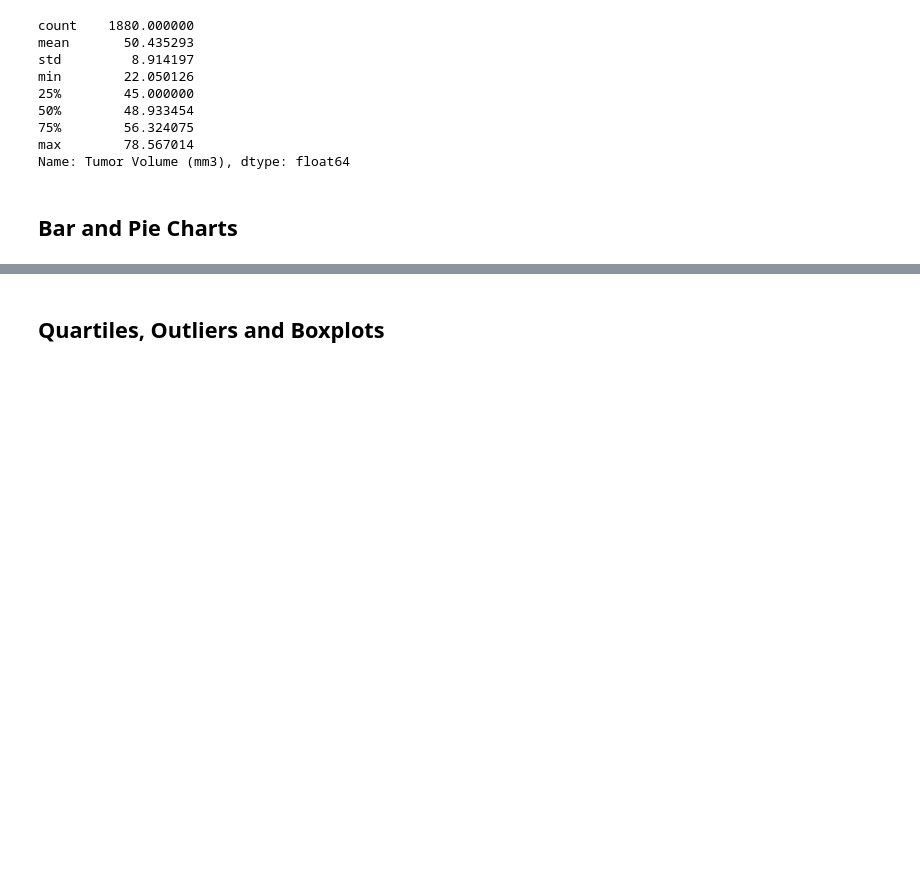
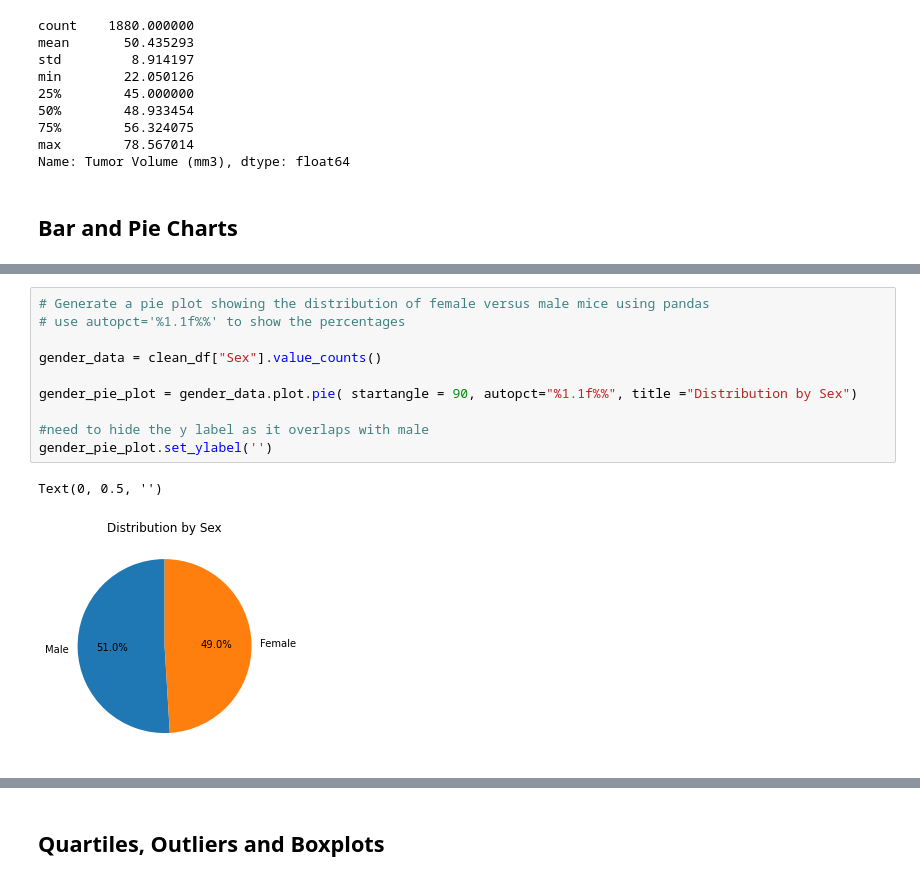
Before and after one commit to kndrsh/Mathplotlib-Challenge, a Jupyter notebook: Pymaceuticals/pymaceuticals_starter.ipynb, the cells around one changed output, grey strips where cells are left out. Saved outputs shown, nothing was run; the diff lists cells and outputs as text; blank space fills up the shorter version.

```diff
--- a/Pymaceuticals/pymaceuticals_starter.ipynb
+++ b/Pymaceuticals/pymaceuticals_starter.ipynb
@@ -148 +167,14 @@ x_axis = np.arange(len(count))
+# %%
+# Generate a pie plot showing the distribution of female versus male mice using pandas
+# use autopct='%1.1f%%' to show the percentages
+
+gender_data = clean_df["Sex"].value_counts()
+
+gender_pie_plot = gender_data.plot.pie( startangle = 90, autopct="%1.1f%%", title ="Distribution by Sex")
+
+#need to hide the y label as it overlaps with male
+gender_pie_plot.set_ylabel('')
+# %% [output]
+Text(0, 0.5, '')
+[figure, added]
 # %%
```
Also changed, not shown: parts of 5 cells of this notebook.
